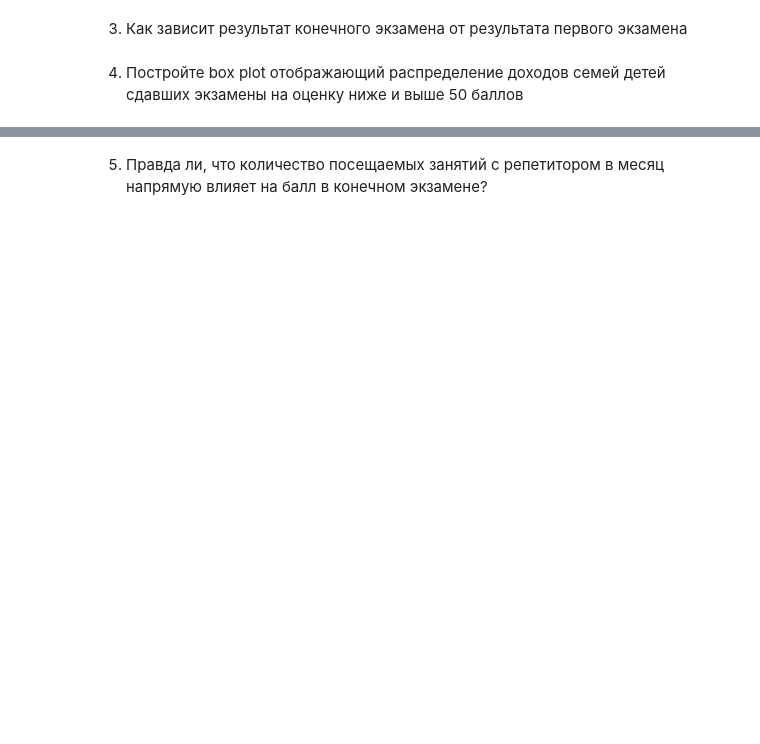
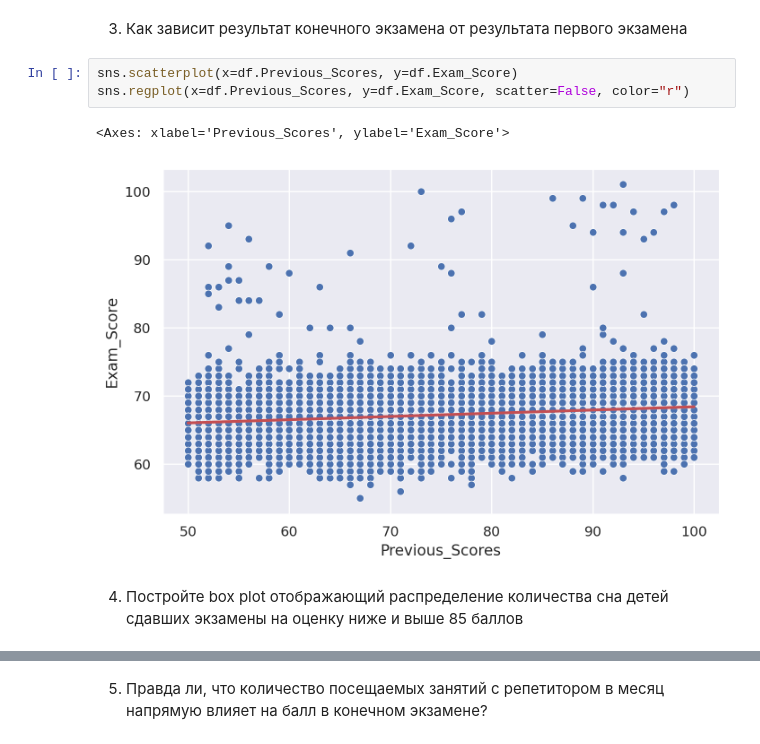
Before and after one commit to L0ckR/ML_labs, a Jupyter notebook: lab1/Lab1-6.ipynb, the cells around one changed output, grey strips where cells are left out. Drawn from its saved outputs; the diff is of its cells as text; blank space fills up the shorter version.

```diff
--- a/lab1/Lab1-6.ipynb
+++ b/lab1/Lab1-6.ipynb
@@ -380,4 +409,10 @@ df.Sleep_Hours.hist()
 # %% [markdown]
 3. Как зависит результат конечного экзамена от результата первого экзамена
+# %%
+sns.scatterplot(x=df.Previous_Scores, y=df.Exam_Score)
+sns.regplot(x=df.Previous_Scores, y=df.Exam_Score, scatter=False, color="r")
+# %% [output]
+<Axes: xlabel='Previous_Scores', ylabel='Exam_Score'>
+[figure, added]
 # %% [markdown]
-4. Постройте box plot отображающий распределение доходов семей детей сдавших экзамены на оценку ниже и выше 50 баллов
+4. Постройте box plot отображающий распределение количества сна детей сдавших экзамены на оценку ниже и выше 85 баллов
```
Also changed, not shown: parts of 69 cells of this notebook.
